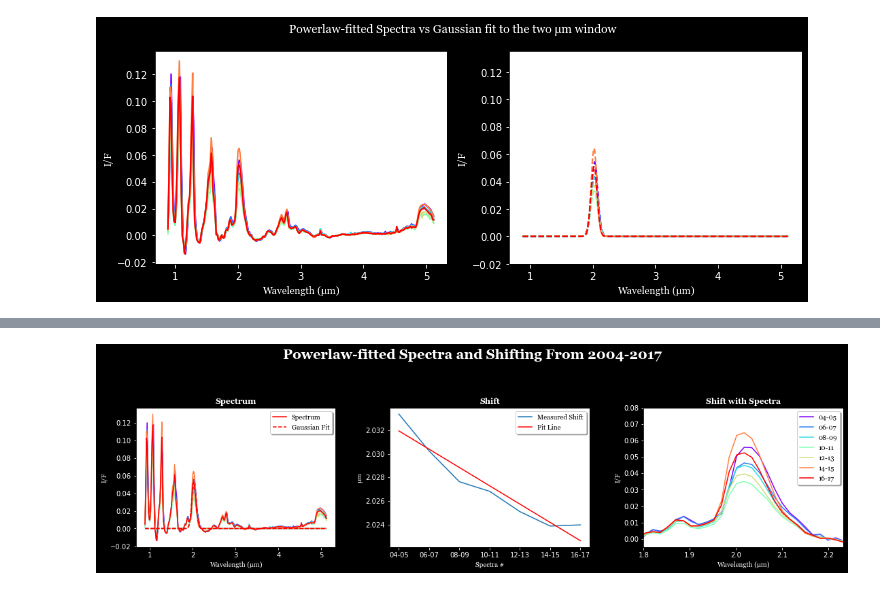
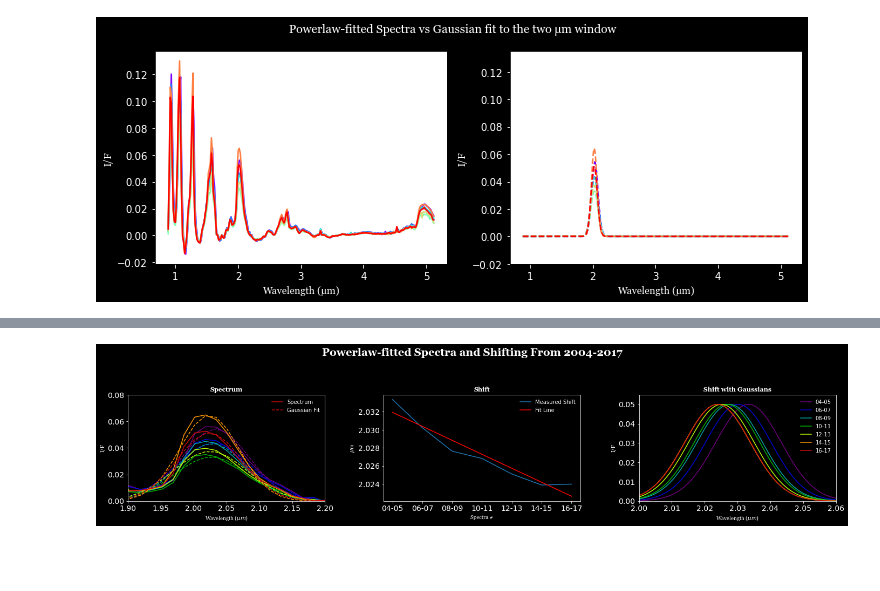
Before and after one commit to lucaslibshutz/spectralResearch, a Jupyter notebook: rainbow_fit.ipynb, the cells around one changed output, grey strips where cells are left out. Saved outputs shown, nothing was run; the diff lists cells and outputs as text; code cells hidden in the pictures; blank space fills up the shorter version.

Commit message:
rainbow changes

```diff
--- a/rainbow_fit.ipynb
+++ b/rainbow_fit.ipynb
@@ -78,3 +82,22 @@ fig.tight_layout()
 plt.show()
 # %% [output]
 [figure]
+# %%
+%matplotlib inline
+fig, axs = plt.subplots(1,2,figsize=(10,4),facecolor='black')
+fig.suptitle('Powerlaw-fitted Spectra vs Gaussian fit to the two µm window',color='white',fontname='Georgia')
+color = plt.cm.rainbow(np.linspace(0,1,7))
+for i,c in zip(range(7),color):
+    y = spectra_list[i]
+    my_fit,_ = curve_fit(gaussian,vims_wave[window],y[window],p0=[.05,2,.05])
+    axs[0].plot(vims_wave,y,c=c)
+    axs[1].plot(vims_wave,gaussian(vims_wave,*my_fit),'--',c=c)
+axs[1].set_ylim([-.02,.135])
+for ax in fig.get_axes():
+    ax.tick_params(axis='x',colors='white')
+    ax.tick_params(axis='y',colors='white')
+    ax.set_xlabel('Wavelength ($\mu m$)',color='white',fontname='Georgia')
+    ax.set_ylabel('I/F',color='white',fontname='Georgia') #$\mu$
+
+fig.tight_layout()
+plt.show()
@@ -81,8 +106,8 @@ plt.show()
 # %%
 %matplotlib inline
-fig, axs = plt.subplots(1,3,figsize=(16,5),facecolor='black')
+fig, axs = plt.subplots(1,3,figsize=(20,5),facecolor='black')
 fig.suptitle('Powerlaw-fitted Spectra and Shifting From 2004-2017',color='white',fontname='Georgia',fontweight='bold',fontsize=20)
-color = plt.cm.rainbow(np.linspace(0,1,7)) # Makes an array of seven different colors with RGB values
+color = plt.cm.nipy_spectral(np.linspace(0.05,0.95,7)) # Makes an array of seven different colors with RGB values
 for spectra,c,i in zip(spectra_list,color,range(7)):
     y = spectra
     my_fit,_ = curve_fit(gaussian,vims_wave[window],y[window],p0=[.05,2,.05])
@@ -92,43 +117,59 @@ for spectra,c,i in zip(spectra_list,color,range(7)):
     else:
         axs[0].plot(vims_wave,y,c=c)
         axs[0].plot(vims_wave,gaussian(vims_wave,*my_fit),'--',c=c)
+
+axs[0].set_xlim([1.9,2.2])
+axs[0].set_ylim([0,0.08])
+
+
 x = np.linspace(0,14,7)
 y = mean_list
 p = np.polyval(np.polyfit(x,y,1),x)
 axs[1].plot(x,y,label='Measured Shift')
 axs[1].plot(x,p,c='r',label='Fit Line')
 
 axs[0].set_title('Spectrum',color='white',fontname='Georgia',fontweight='bold')
 axs[1].set_title('Shift',color='white',fontname='Georgia',fontweight='bold')
-axs[2].set_title('Shift with Spectra',color='white',fontname='Georgia',fontweight='bold')
+axs[2].set_title('Shift with Gaussians',color='white',fontname='Georgia',fontweight='bold')
 
 # Plot shifting in two micron window
 for spectrum,c,number in zip(spectra_list,color,new_array):
     string = number[1:3]+'-'+number[3:5]
-    axs[2].plot(vims_wave,spectrum,c=c,label=string)
+    my_fit,_ = curve_fit(gaussian,vims_wave[window],spectrum[window],p0=[.05,2,.05])
+    x_fit = np.linspace(1.98,2.08,1000)
+    y_fit = gaussian(x_fit,*(.05,my_fit[1],.01))
+    axs[2].plot(x_fit,y_fit,c=c,label=string)
 
-axs[2].set_xlim(vims_wave[np.min(window)],vims_wave[np.max(window)])
-axs[2].set_ylim(-0.005,0.08)
+axs[2].set_xlim(2.0,2.06)
+axs[2].set_ylim(0,0.055)
 
 for ax in fig.get_axes():
     ax.tick_params(axis='x',colors='white')
     ax.tick_params(axis='y',colors='white')
 
 #Labels for Axes
-axs[0].set_xlabel('Wavelength (µm)',color='white',fontname='Georgia')
+axs[0].set_xlabel('Wavelength ($\mu m$)',color='white',fontname='Georgia')
 axs[0].set_ylabel('I/F',color='white',fontname='Georgia')
 axs[1].set_xlabel('Spectra #',color='white',fontname='Georgia')
-axs[1].set_ylabel('µm',color='white',fontname='Georgia')
+axs[1].set_ylabel('$\mu$m',color='white',fontname='Georgia')
 axs[1].set_xticks(ticks=np.linspace(0,14,7),labels=year_list)
-axs[2].set_xlabel('Wavelength (µm)',color='white',fontname='Georgia')
+axs[2].set_xlabel('Wavelength ($\mu m$)',color='white',fontname='Georgia')
 axs[2].set_ylabel('I/F',color='white',fontname='Georgia')
-axs[2].set_xticks(axis='x',ticks=np.arange(1.8,2.3,.1))
+# axs[2].set_xticks(axis='x',ticks=np.arange(1.8,2.3,.1))
 
-L = [axs[0].legend(shadow=True),axs[1].legend(shadow=True),axs[2].legend(shadow=True)]
-for i in range(len(L)):
-    plt.setp(L[i].texts,family='Georgia')
+# L = [axs[0].legend(shadow=True),axs[1].legend(shadow=True),axs[2].legend(shadow=True)]
+for ax in axs:
+    for spine in ax.spines.values():
+        spine.set_edgecolor('white')
+    L = ax.legend(frameon=False,)
+    for text in L.get_texts():
+        text.set_color('white')
+    ax.set_facecolor('k')
+    ax.tick_params(labelsize=14)
+# for i in range(len(L)):
+#     plt.setp(L[i].texts,family='Georgia')
 
 fig.tight_layout(pad=3.0)
 plt.show()
 # %% [output]
-[figure, old version]
+[figure, new version]
```
Also changed, not shown: parts of 2 cells of this notebook.
